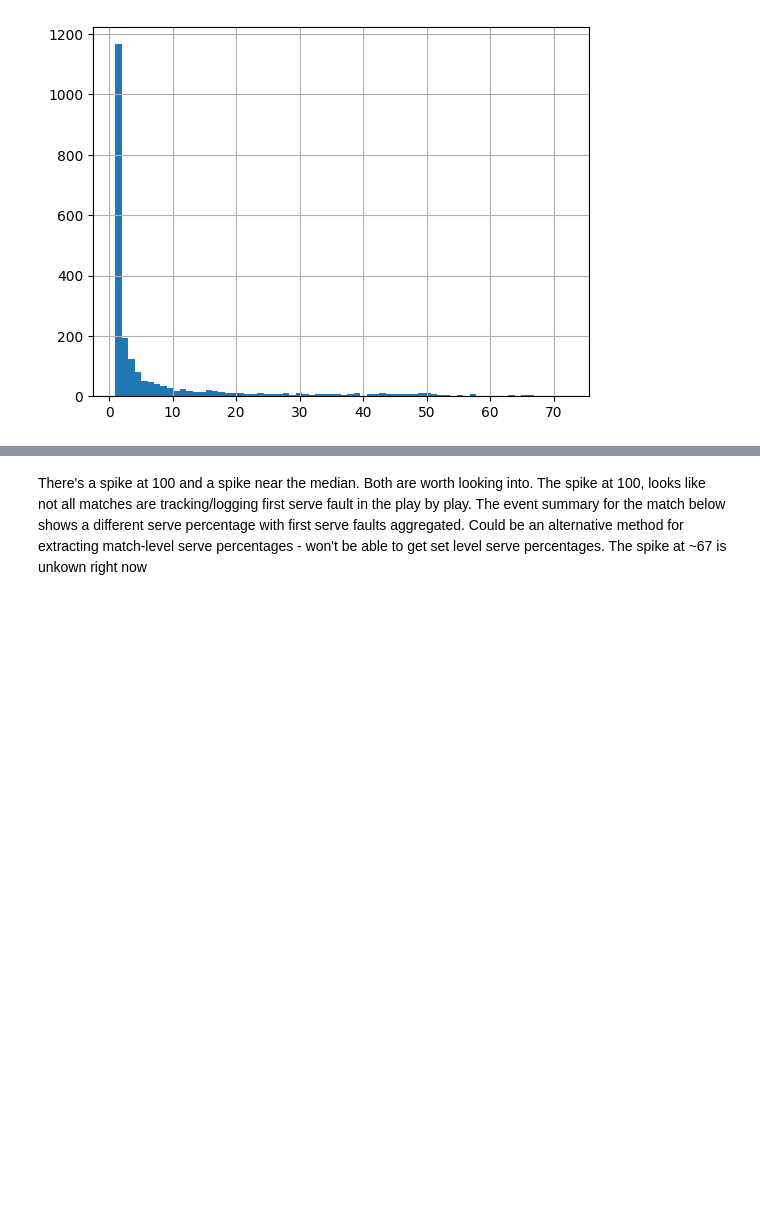
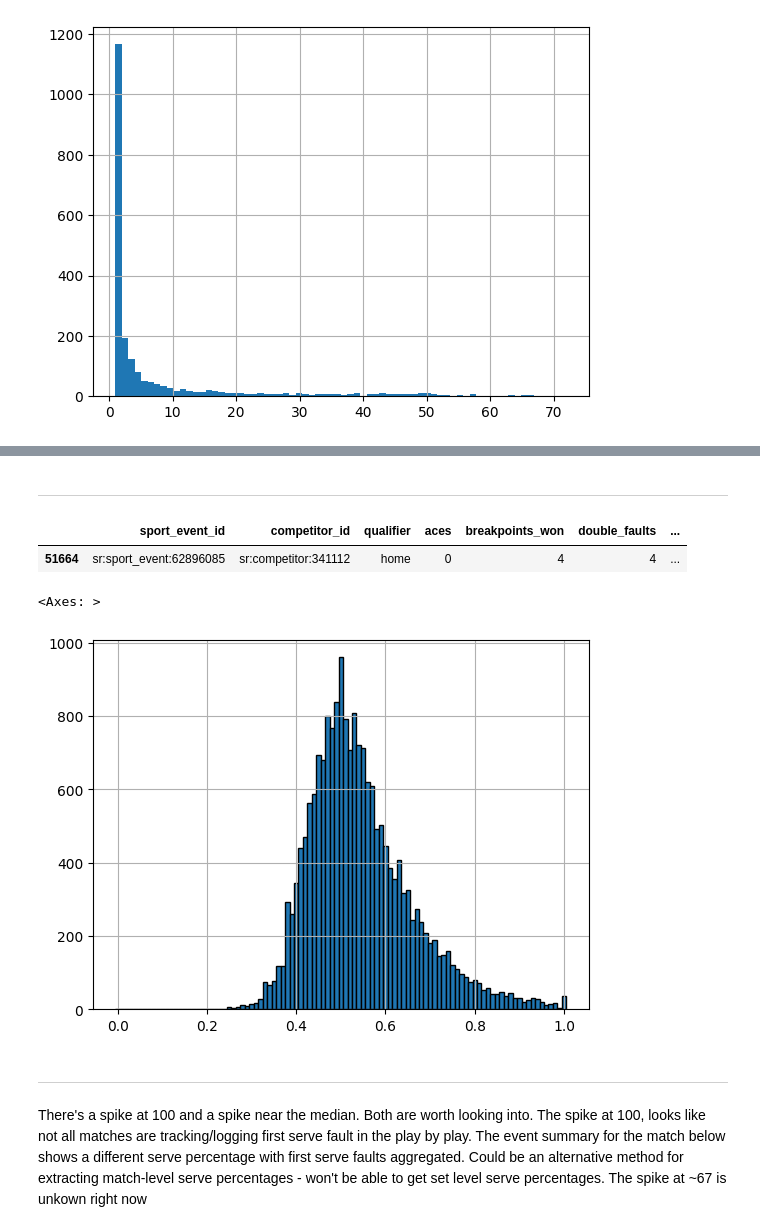
Before and after one commit to mattholden/tennis-origination, a Jupyter notebook: first_set_markets/first_serve_percentage.ipynb, the cells around one changed output, grey strips where cells are left out. Cells and saved outputs as stored; diff of their text form; code cells hidden in the pictures; blank space fills up the shorter version.

```diff
--- a/first_set_markets/first_serve_percentage.ipynb
+++ b/first_set_markets/first_serve_percentage.ipynb
@@ -480,3 +570,26 @@ serve_stats_table['first_serve_percentage'].hist(bins=100)
+# %% [markdown]
+___
+# %%
+temp = event_statistics.copy()
+temp = temp[~temp['statistics_not_available']]
+# %%
+temp['total_serves'] = temp['service_points_won'] + temp['service_points_won']
+temp['first_serve_percentage'] = temp['first_serve_successful'] / temp['total_serves']
+# %%
+temp.sample()
+# %% [output]
+|  | sport_event_id | competitor_id | qualifier | aces | breakpoints_won | double_faults | ... |
+| 51664 | sr:sport_event:62896085 | sr:competitor:341112 | home | 0 | 4 | 4 | ... |
+# %%
+width = 0.01
+edges = np.arange(-width / 2, 1 + width, width)  # ~[-0.005, 0.005, ..., 1.005]
+
+temp["first_serve_percentage"].hist(bins=edges, edgecolor="black")
+# %% [output]
+<Axes: >
+[figure, added]
+# %% [markdown]
+____________________
 # %% [markdown]
 There's a spike at 100 and a spike near the median. Both are worth looking into. The spike at 100, looks like not all matches are tracking/logging first serve fault in the play by play. The event summary for the match below shows a different serve percentage with first serve faults aggregated. Could be an alternative method for extracting match-level serve percentages - won't be able to get set level serve percentages. The spike at ~67 is unkown right now
 # %%
```
Also changed, not shown: parts of 19 cells of this notebook.
